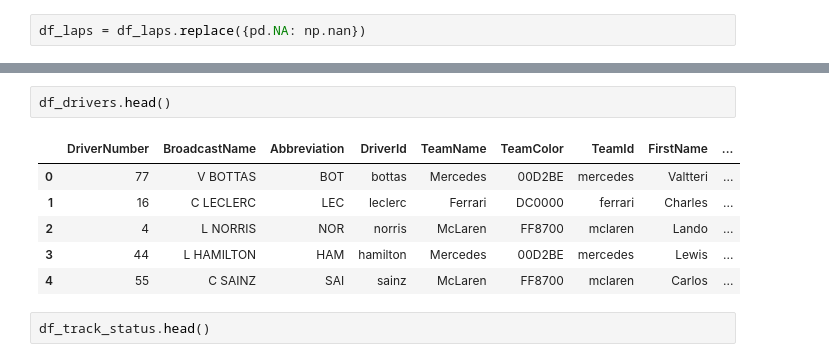
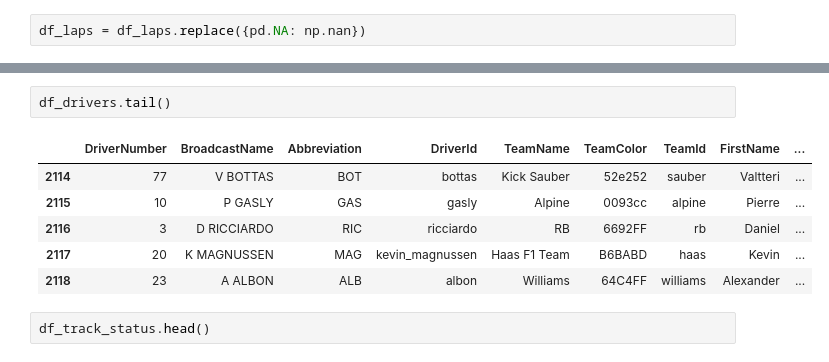
Before and after one commit to Ognjeniii/f1-predictions, a Jupyter notebook: Model3.ipynb, the cells around one changed output, grey strips where cells are left out. Cells and saved outputs as stored; diff of their text form.

```diff
--- a/Model3.ipynb
+++ b/Model3.ipynb
@@ -39,14 +39,14 @@ df_laps.head()
 | 3 | 0 days 00:37:40.750000 | GAS | 10 | 0 days 00:01:10.725000 | 4 | 1 | NaN | NaN | 0 days 00:00:17.410000 | ... |
 | 4 | 0 days 00:38:52.261000 | GAS | 10 | 0 days 00:01:11.511000 | 5 | 1 | NaN | NaN | 0 days 00:00:17.464000 | ... |
 # %%
-df_drivers.head()
+df_drivers.tail()
 # %% [output]
 |  | DriverNumber | BroadcastName | Abbreviation | DriverId | TeamName | TeamColor | TeamId | FirstName | ... |
-| 0 | 77 | V BOTTAS | BOT | bottas | Mercedes | 00D2BE | mercedes | Valtteri | ... |
-| 1 | 16 | C LECLERC | LEC | leclerc | Ferrari | DC0000 | ferrari | Charles | ... |
-| 2 | 4 | L NORRIS | NOR | norris | McLaren | FF8700 | mclaren | Lando | ... |
-| 3 | 44 | L HAMILTON | HAM | hamilton | Mercedes | 00D2BE | mercedes | Lewis | ... |
-| 4 | 55 | C SAINZ | SAI | sainz | McLaren | FF8700 | mclaren | Carlos | ... |
+| 2114 | 77 | V BOTTAS | BOT | bottas | Kick Sauber | 52e252 | sauber | Valtteri | ... |
+| 2115 | 10 | P GASLY | GAS | gasly | Alpine | 0093cc | alpine | Pierre | ... |
+| 2116 | 3 | D RICCIARDO | RIC | ricciardo | RB | 6692FF | rb | Daniel | ... |
+| 2117 | 20 | K MAGNUSSEN | MAG | kevin_magnussen | Haas F1 Team | B6BABD | haas | Kevin | ... |
+| 2118 | 23 | A ALBON | ALB | albon | Williams | 64C4FF | williams | Alexander | ... |
 # %%
 df_track_status.head()
 # %% [output]
```
Also changed, not shown: parts of 28 cells of this notebook.
